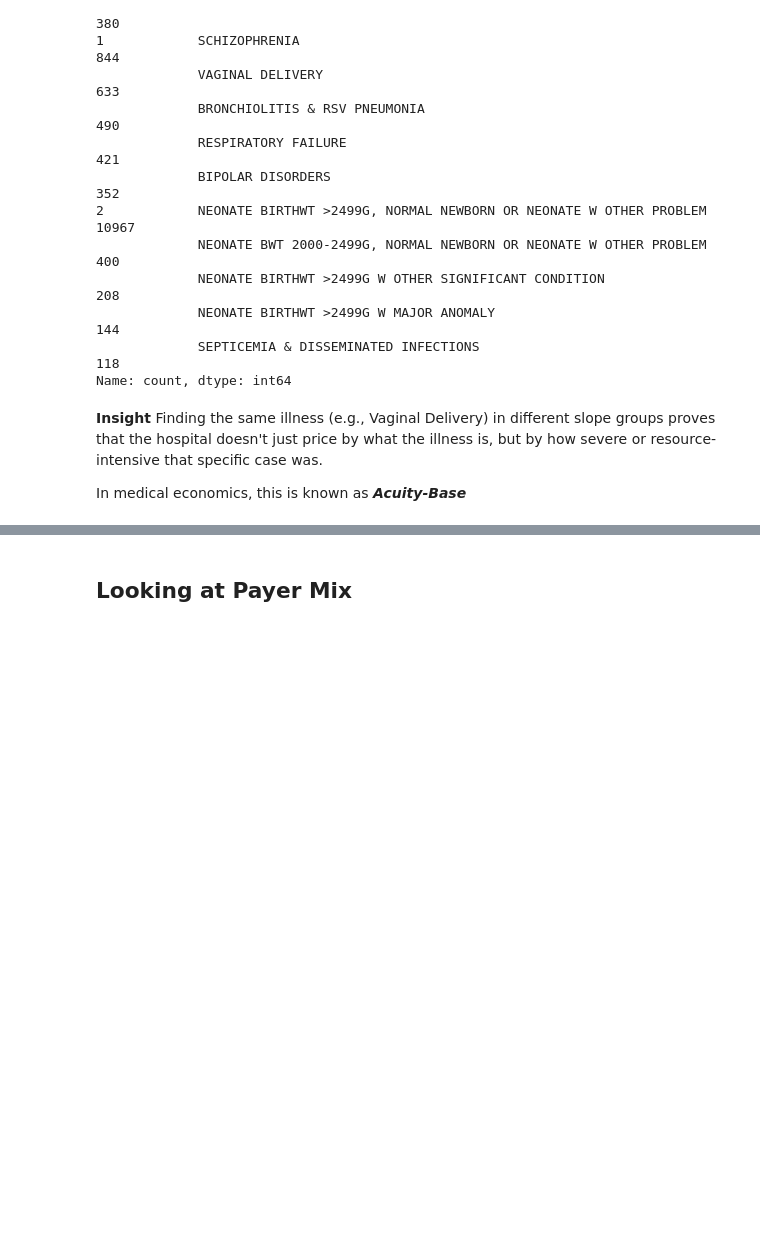
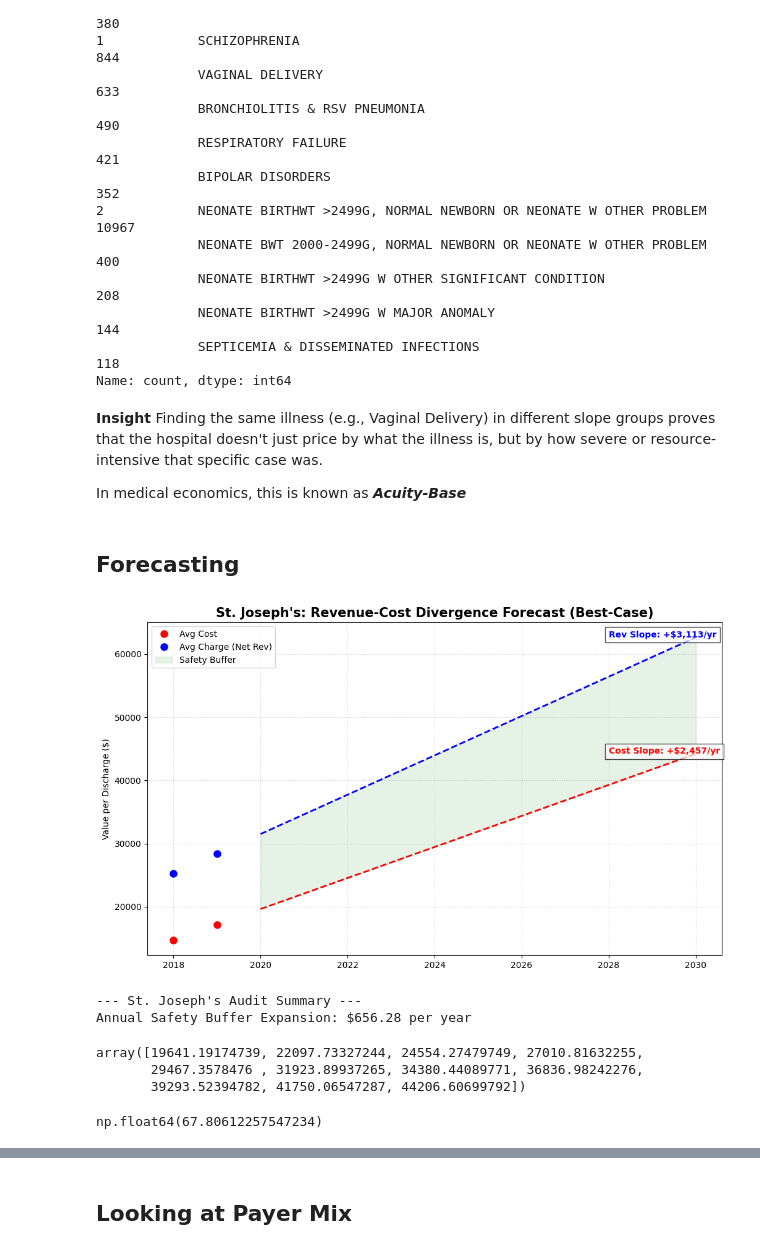
Before and after one commit to kpsalida/HospitalDischarges_Visualization, a Jupyter notebook: viz_eda.ipynb, the cells around one changed output, grey strips where cells are left out. Cells and saved outputs as stored; diff of their text form; code cells hidden in the pictures; blank space fills up the shorter version.

```diff
--- a/viz_eda.ipynb
+++ b/viz_eda.ipynb
@@ -1382,3 +1382,74 @@ Name: count, dtype: int64
 Finding the same illness (e.g., Vaginal Delivery) in different slope groups proves that the hospital doesn't just price by what the illness is, but by how severe or resource-intensive that specific case was.
 
 In medical economics, this is known as ***Acuity-Base***
+# %% [markdown]
+## Forecasting
+# %%
+
+# 1. Isolate St. Joseph's Data
+stj = df[df['Facility Name'].str.contains("St. Joseph", na=False)].copy()
+
+# 2. Aggregate Annual Averages
+stj_annual = stj.groupby('Year').agg({
+    'Total Costs': 'mean',
+    'Total Charges': 'mean'
+}).reset_index()
+
+# 3. Linear Regression for Projections (2018 - 2030)
+future_years = np.arange(2020, 2031).reshape(-1, 1)
+years_hist = stj_annual['Year'].values.reshape(-1, 1)
+
+# Fit Models
+m_cost = LinearRegression().fit(years_hist, stj_annual['Total Costs'])
+m_charge = LinearRegression().fit(years_hist, stj_annual['Total Charges'])
+
+# Generate Predictions
+cost_p = m_cost.predict(future_years)
+charge_p = m_charge.predict(future_years)
+
+# 4. Plotting
+plt.figure(figsize=(12, 7))
+
+# Historical Points
+plt.plot(stj_annual['Year'], stj_annual['Total Costs'], 'ro', markersize=8, label='Avg Cost')
+plt.plot(stj_annual['Year'], stj_annual['Total Charges'], 'bo', markersize=8, label='Avg Charge (Net Rev)')
+
+# Trend Lines
+plt.plot(future_years, cost_p, 'r--', linewidth=2)
+plt.plot(future_years, charge_p, 'b--', linewidth=2)
+
+# Shade the Safety Buffer (Green because they haven't crossed yet)
+plt.fill_between(future_years.flatten(), cost_p, charge_p,
+                 where=(charge_p >= cost_p), color='green', alpha=0.1, label='Safety Buffer')
+
+# 5. Add the Slopes
+cost_slope = m_cost.coef_[0]
+rev_slope = m_charge.coef_[0]
+
+# Positioning labels at the 2030 mark
+plt.text(2028, cost_p[-1], f"Cost Slope: +${cost_slope:,.0f}/yr", color='red', fontweight='bold', bbox=dict(facecolor='white', alpha=0.7))
+plt.text(2028, charge_p[-1], f"Rev Slope: +${rev_slope:,.0f}/yr", color='blue', fontweight='bold', bbox=dict(facecolor='white', alpha=0.7))
+
+plt.title("St. Joseph's: Revenue-Cost Divergence Forecast (Best-Case)", fontsize=15, fontweight='bold')
+plt.ylabel("Value per Discharge ($)")
+plt.legend(loc='upper left')
+plt.grid(True, linestyle=':', alpha=0.6)
+plt.show()
+
+# Audit Output
+print(f"--- St. Joseph's Audit Summary ---")
+print(f"Annual Safety Buffer Expansion: ${rev_slope - cost_slope:,.2f} per year")
+# %% [output]
+[figure, added]
+--- St. Joseph's Audit Summary ---
+Annual Safety Buffer Expansion: $656.28 per year
+# %%
+costs_projected
+# %% [output]
+array([19641.19174739, 22097.73327244, 24554.27479749, 27010.81632255,
+       29467.3578476 , 31923.89937265, 34380.44089771, 36836.98242276,
+       39293.52394782, 41750.06547287, 44206.60699792])
+# %%
+required_rate_2025
+# %% [output]
+np.float64(67.80612257547234)
```
Also changed, not shown: parts of 5 cells of this notebook.
